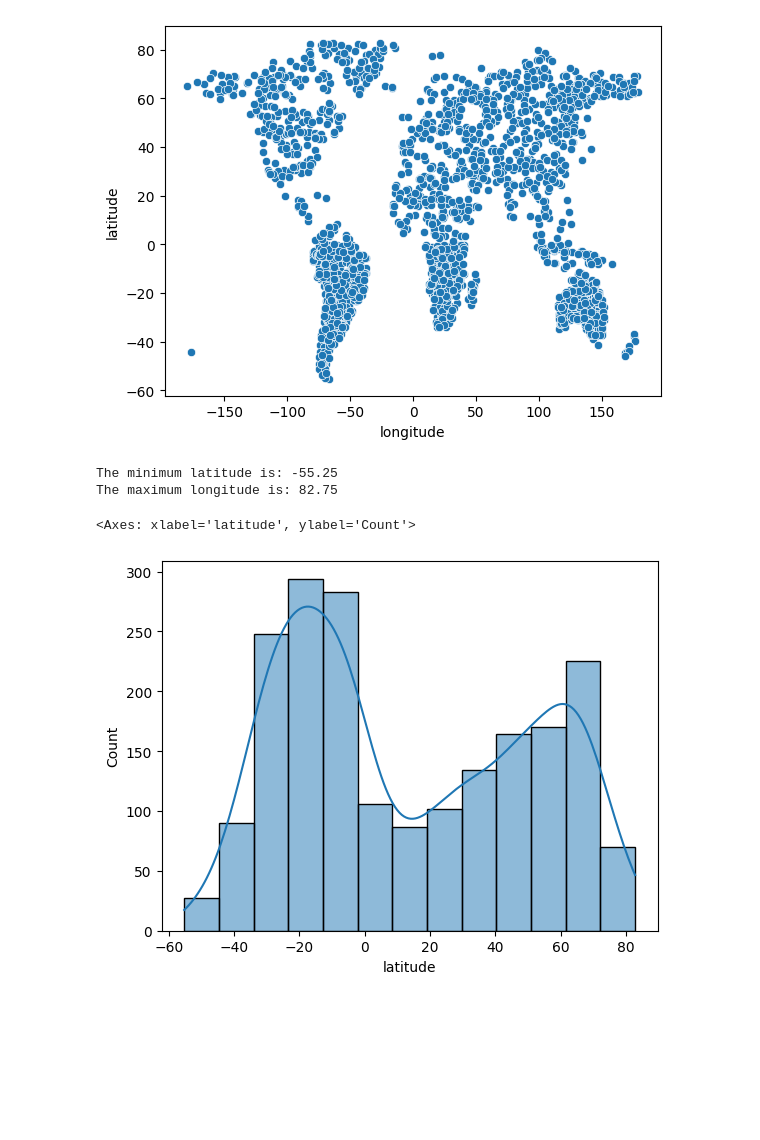
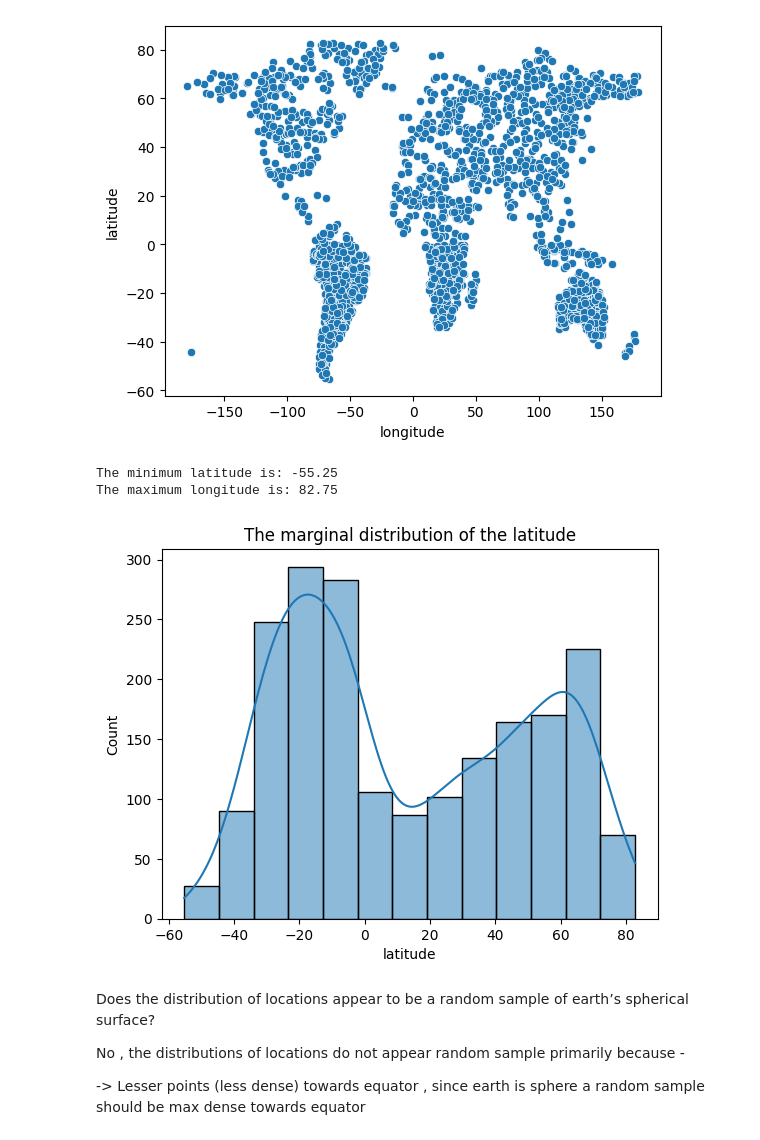
Before and after one commit to abhinavbatra06/Prob-Stats---Homework, a Jupyter notebook: Question_5.ipynb, the cells around one changed output. Saved outputs shown, nothing was run; the diff lists cells and outputs as text; code cells hidden in the pictures; blank space fills up the shorter version.

```diff
--- a/Question_5.ipynb
+++ b/Question_5.ipynb
@@ -38,18 +40,25 @@ sns.scatterplot(x = 'longitude', y = 'latitude', data = data)
 # %%
 # Finding the maximum and minimum latitude and longitude
 
 min_latitude = data['latitude'].min()
 max_latitude = data['latitude'].max()
 
 print('The minimum latitude is:', min_latitude)
 print('The maximum longitude is:', max_latitude)
 
 # The marginal distribution of the latitude
 
 sns.histplot(data['latitude'], kde = True)
+plt.title('The marginal distribution of the latitude')
+plt.show()
 # %% [output]
 The minimum latitude is: -55.25
 The maximum longitude is: 82.75
-<Axes: xlabel='latitude', ylabel='Count'>
-[figure, old version]
+[figure, new version]
+# %% [markdown]
+Does the distribution of locations appear to be a random sample of earth’s spherical surface?
+
+No , the distributions of locations do not appear random sample primarily because -
+
+-> Lesser points (less dense) towards equator , since earth is sphere a random sample should be max dense towards equator
 # %% [markdown]
```
Also changed, not shown: parts of 12 cells of this notebook, 2 other files.
